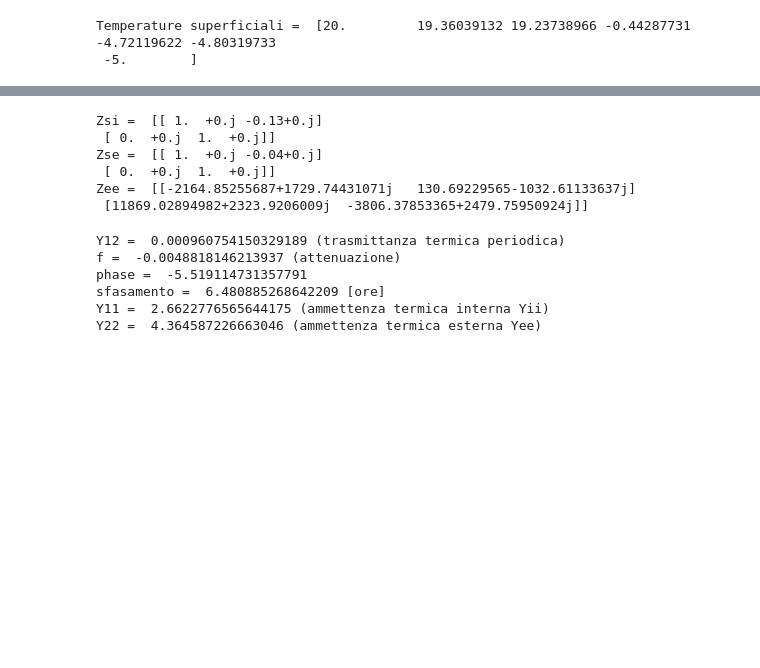
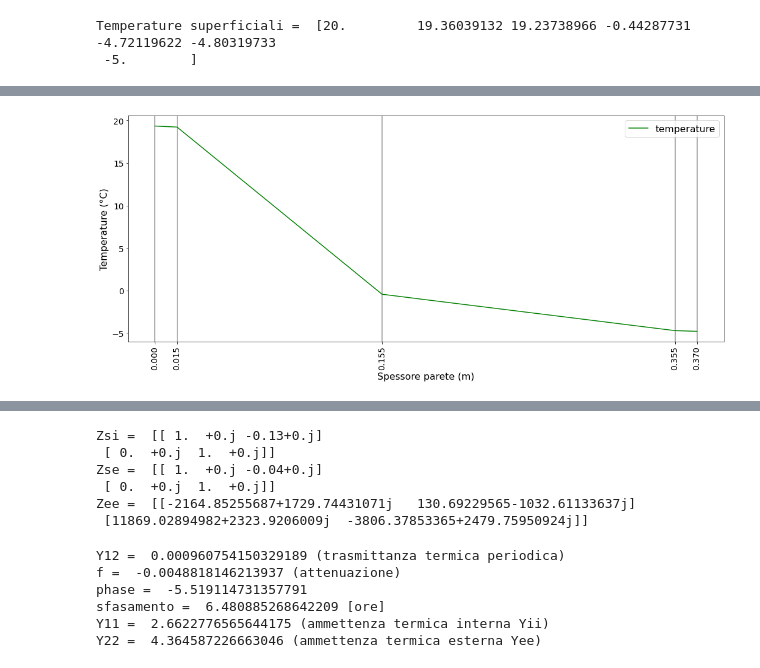
Before and after one commit to sononicola/Static-and-Dynamic-thermal-characterics-of-buildings-components, a Jupyter notebook: ThermBuildings.ipynb, the cells around one changed output, grey strips where cells are left out. Saved outputs shown, nothing was run; the diff lists cells and outputs as text; code cells hidden in the pictures; blank space fills up the shorter version.

```diff
--- a/ThermBuildings.ipynb
+++ b/ThermBuildings.ipynb
@@ -220 +247,18 @@ pSat= [2246.08000015 2228.95068222  591.10156509  429.97243875  427.30865375]
+# %%
+#plt.style.use('fast')
+
+plt.figure(figsize=(18,7))
+plt.plot(spessoriCumSum,temperature[1:-1],label="temperature",color='green')
+plt.legend(loc="best",fontsize=16)
+plt.xlabel("Spessore parete (m)",fontsize=16)
+plt.ylabel("Temperature (°C)",fontsize=16)
+plt.grid(axis='x',linewidth=2)
+plt.xticks(spessoriCumSum, rotation=90, fontsize=14)
+#plt.yticks(temperature,fontsize=12) #i due vettori affiancati
+plt.yticks(fontsize=14)
+
+
+import tikzplotlib
+# %% [output]
+[figure, added]
 # %%
```
Also changed, not shown: parts of 37 cells of this notebook.
